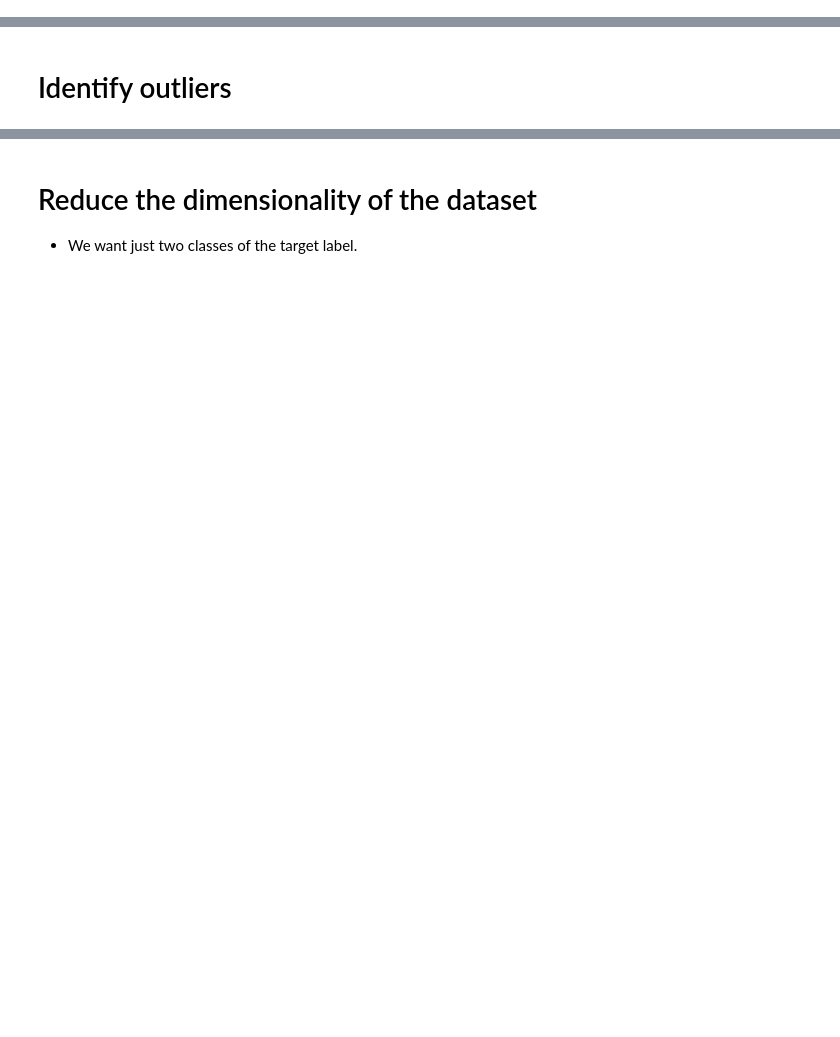
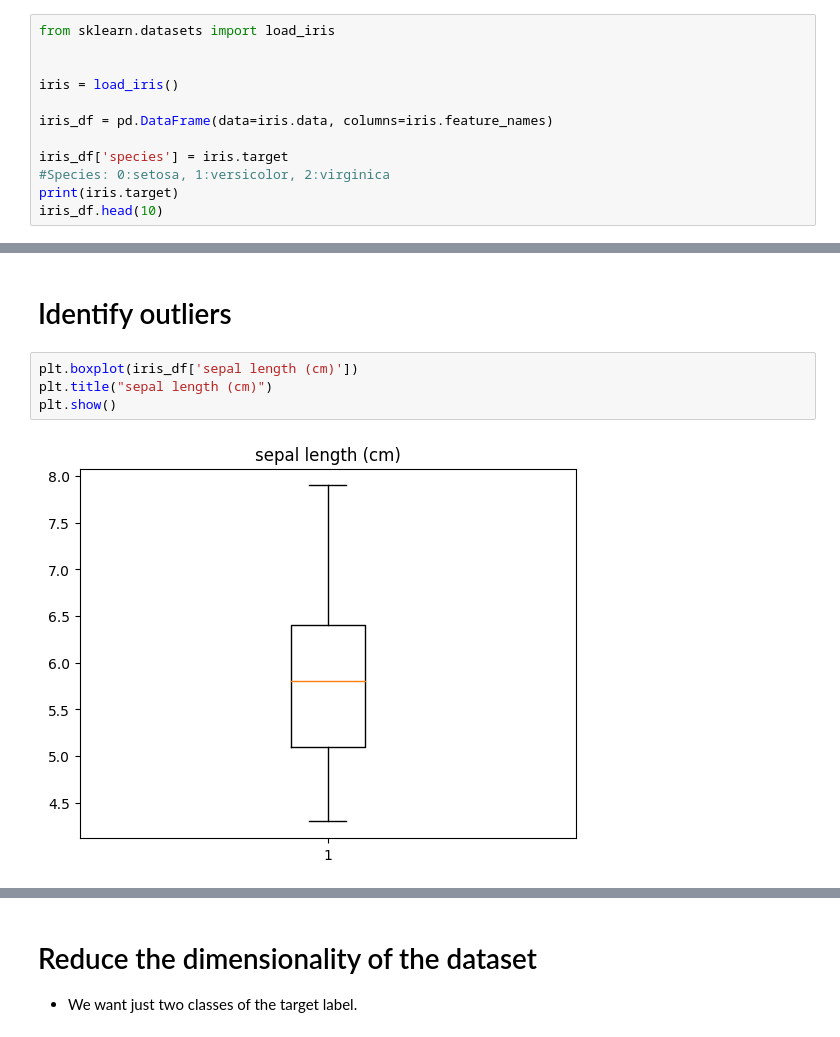
Before and after one commit to Tuwaiq-Data-Science-Bootcamp-V5/SVM_Lab1, a Jupyter notebook: SVMs-Iris.ipynb, the cells around one changed output, grey strips where cells are left out. Saved outputs shown, nothing was run; the diff lists cells and outputs as text; blank space fills up the shorter version.

```diff
--- a/SVMs-Iris.ipynb
+++ b/SVMs-Iris.ipynb
@@ -33,3 +33,15 @@ Libraries used in this project:
     - Do not forget the column names.
     - Also the target label.
 3. Print the first ten rows.
+# %%
+from sklearn.datasets import load_iris
+
+
+iris = load_iris()
+
+iris_df = pd.DataFrame(data=iris.data, columns=iris.feature_names)
+
+iris_df['species'] = iris.target
+#Species: 0:setosa, 1:versicolor, 2:virginica
+print(iris.target)
+iris_df.head(10)
@@ -38,2 +79,8 @@ Libraries used in this project:
 # %% [markdown]
 # Identify outliers
+# %%
+plt.boxplot(iris_df['sepal length (cm)'])
+plt.title("sepal length (cm)")
+plt.show()
+# %% [output]
+[figure, added]
```
Also changed, not shown: parts of 14 cells of this notebook.
